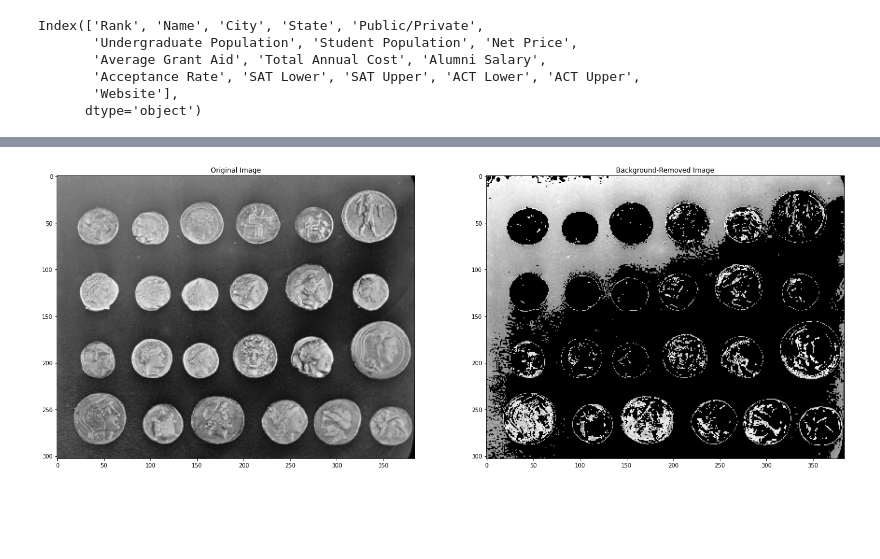
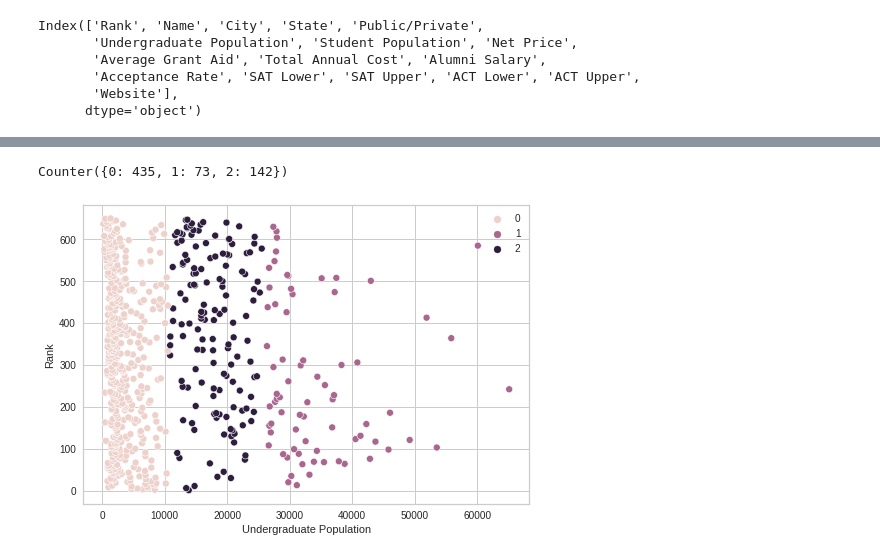
Before and after one commit to dli10/college-rankings-forbes-2019, a Jupyter notebook: KMeansClustering.ipynb, the cells around one changed output, grey strips where cells are left out. Drawn from its saved outputs; the diff is of its cells as text; code cells hidden in the pictures; blank space fills up the shorter version.

```diff
--- a/KMeansClustering.ipynb
+++ b/KMeansClustering.ipynb
@@ -31,4 +35,5 @@ visualizer.show()
 # %%
+# Apply KMeans clustering to dataset
 from sklearn.cluster import KMeans
-kmeans = KMeans(n_clusters=3, init='k-means++', random_state=0).fit(forbesraw[["Rank", "Undergraduate Population"]])
+kmeans = KMeans(n_clusters=3, init='k-means++', random_state=0).fit(forbesraw[["Undergraduate Population", "Rank"]])
 # %%
@@ -202,10 +44,0 @@ plt.imshow(image_cluster)
-# %%
-def kmeans(image, k, n_iter):
-    h, w = image.shape
-    signals = image.reshape(h * w).astype(int)
-    centers = np.random.choice(signals, k)
-    for _ in range(n_iter):
-        which_cluster = assignment(signals, centers)
-        centers = update(signals, which_cluster, k)
-    image_cluster = which_cluster.reshape((h, w))
-    return image_cluster, centers
@@ -241,12 +45,14 @@ for r in range(3):
-# %%
-mask = (image_cluster == 0) + (image_cluster == 7) + (image_cluster == 4)
-new_image = np.zeros(image.shape)
-new_image[mask] = image[mask]
-
-fig, axes = plt.subplots(nrows=1, ncols=2, figsize=(25, 15))
-axes[0].imshow(image, cmap="gray")
-axes[0].title.set_text("Original Image")
-axes[1].imshow(new_image, cmap="gray")
-axes[1].title.set_text("Background-Removed Image")
-# %% [output]
-[figure, removed]
+# %%
+# Get cluster sizes
+from collections import Counter
+Counter(kmeans.labels_)
+# %% [output]
+Counter({0: 435, 1: 73, 2: 142})
+# %%
+# KMeans clustering plot
+import seaborn as sns
+import matplotlib.pyplot as plt
+sns.scatterplot(data=forbesraw[["Undergraduate Population", "Rank"]], x="Undergraduate Population", y="Rank", hue=kmeans.labels_)
+plt.show()
+# %% [output]
+[figure, added]
```
Also changed, not shown: parts of 36 cells of this notebook.
